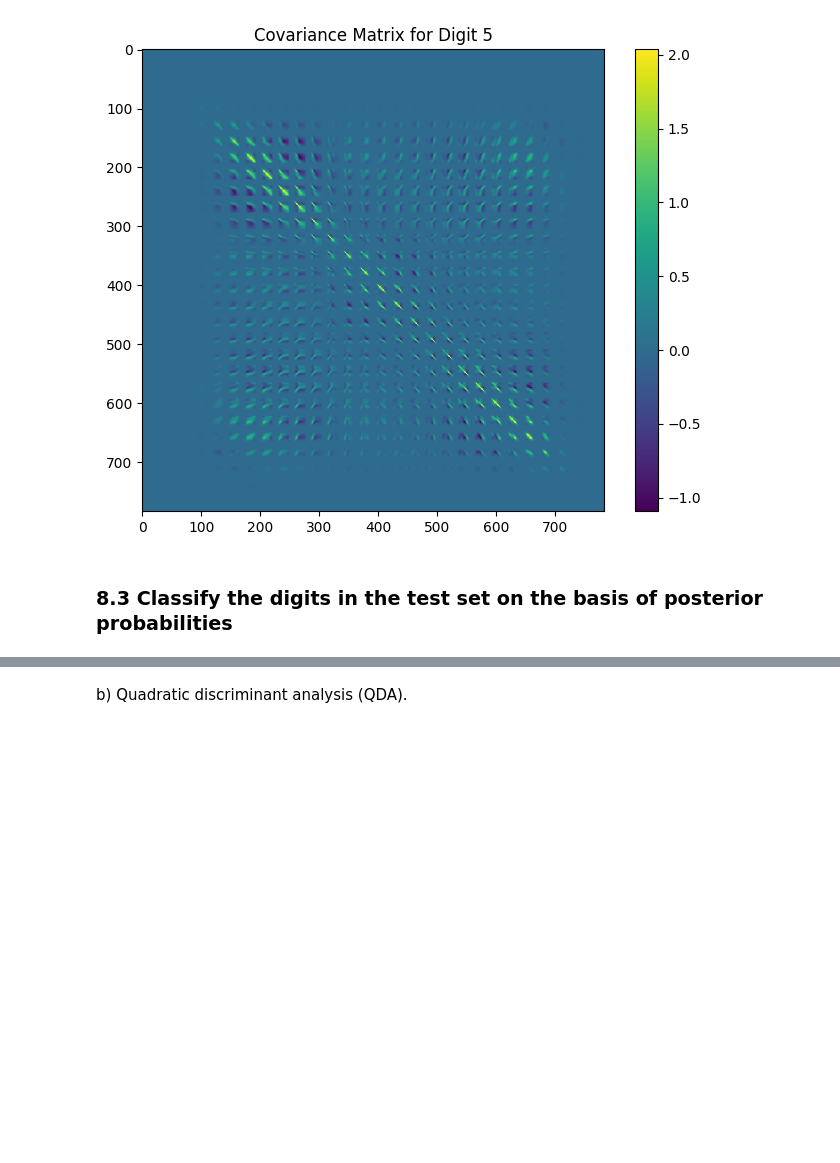
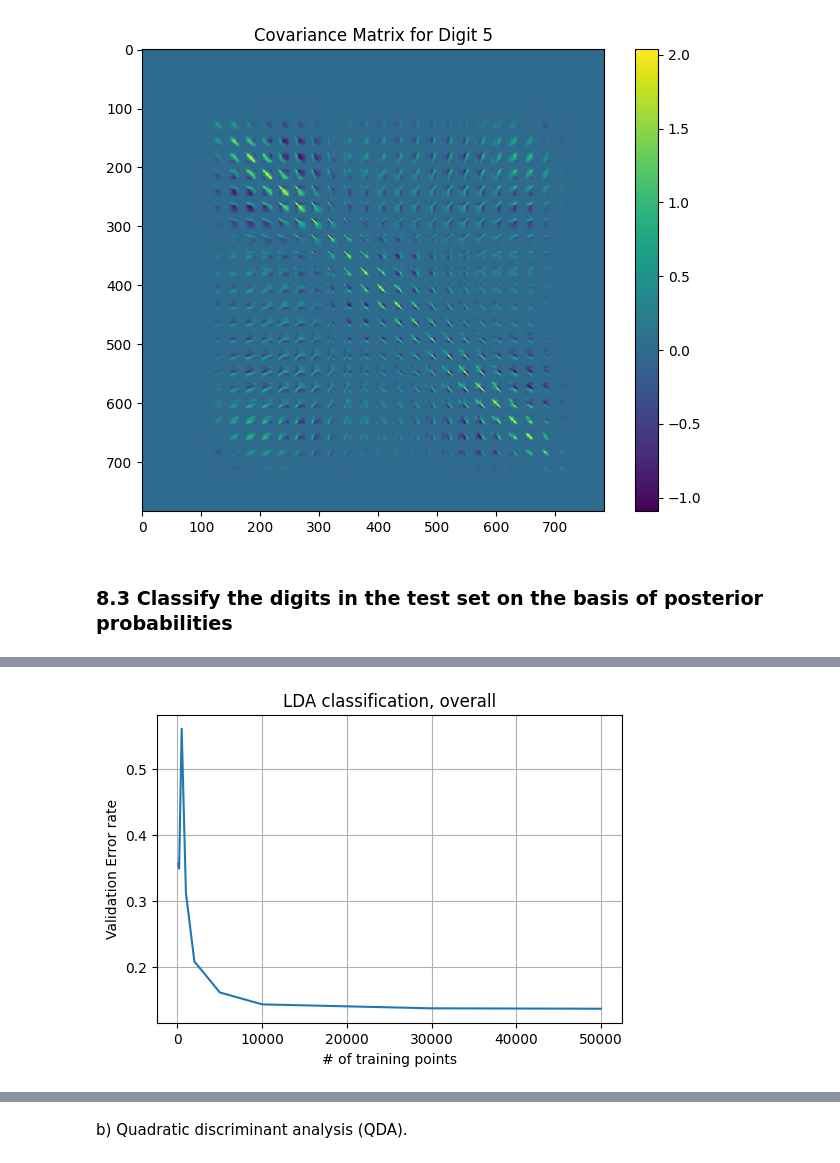
Before and after one commit to ianalin123/CS189hw3, a Jupyter notebook: scripts/Training.ipynb, the cells around one changed output, grey strips where cells are left out. Drawn from its saved outputs; the diff is of its cells as text; code cells hidden in the pictures; blank space fills up the shorter version.

```diff
--- a/scripts/Training.ipynb
+++ b/scripts/Training.ipynb
@@ -285,2 +301,78 @@ a) Linear discriminant analysis (LDA): Model P(Y|X=x)
-# %%
-avg_sigma = np.mean(sigma, axis=0)
+# %%
+### 8.3a
+np.random.seed(42)
+train_nums = [100, 200, 500, 1000, 2000, 5000, 10000, 30000, 50000]
+epsilon = 1e-4
+
+overall_errors = []
+
+##############################
+### 8.3d  Plot digit-wise error rates
+# Dictionary to store digit-wise accuracies for each training size
+digit_errors = {i: [] for i in range(10)}
+##############################
+
+for train_num in train_nums:
+    mnist_train_data, mnist_val_data, mnist_train_labels, mnist_val_labels = train_test_split(mnist_original_data, mnist_original_labels, train_size=train_num, test_size=10000, random_state=42)
+
+    mnist_train_data_flattened = mnist_train_data.reshape(mnist_train_data.shape[0], -1).astype(np.float32)
+    mnist_val_data_flattened = mnist_val_data.reshape(mnist_val_data.shape[0], -1).astype(np.float32)
+
+    ## Standardize pixel values by subtracting the mean and dividing by the standard deviation of all pixels across all training images
+    global_mean = np.mean(mnist_train_data_flattened)
+    global_std = np.std(mnist_train_data_flattened)
+    mnist_train_stdized = ((mnist_train_data_flattened - global_mean) / global_std)
+    mnist_val_stdized = ((mnist_val_data_flattened - global_mean) / global_std)
+
+
+    digits = {}
+    mu = []
+    sigma = []
+    priors = []
+
+    for i in range(10):
+        digit_indices = np.where(mnist_train_labels == i)[0]
+        digits[i] = mnist_train_stdized[digit_indices]
+        mu.append(np.mean(digits[i], axis=0))
+        sigma.append(np.cov(digits[i], rowvar=False))
+        priors.append(digits[i].shape[0] / mnist_train_data.shape[0])
+
+    avg_sigma = np.zeros_like(sigma[0]) + epsilon*np.eye(sigma[0].shape[0]) # Add epsilon to avoid singularity (my strategy mentioned in 5.2)
+    for i in range(10):
+        avg_sigma += priors[i] * sigma[i]
+
+    pdfs = [scipy.stats.multivariate_normal.logpdf(x=mnist_val_stdized, mean=dig_mu, cov=avg_sigma) for dig_mu in mu]
+
+    posteriors = [pdf + np.log(prior) for pdf, prior in zip(pdfs, priors)]
+    predictions = np.argmax(posteriors, axis=0)
+
+    for digit in range(10):
+        digit_accuracy = np.mean(predictions[mnist_val_labels == digit] == mnist_val_labels[mnist_val_labels == digit])
+        digit_errors[digit].append(1 - digit_accuracy)
+
+    error_rate = 1 - np.mean(predictions == mnist_val_labels)
+    overall_errors.append(error_rate)
+
+plt.figure(figsize=(6, 4))
+plt.plot(train_nums, overall_errors)
+plt.xlabel('# of training points')
+plt.ylabel('Validation Error rate')
+plt.title('LDA classification, overall')
+plt.grid(True)
+plt.show()
+
+##############################
+### 8.3d (cont.) Plot digit-wise error rates
+plt.figure(figsize=(6, 4))
+
+for digit in range(10):
+    plt.plot(train_nums, digit_errors[digit], label=f'Digit {digit}')
+
+plt.xlabel('# of training points')
+plt.ylabel('Validation Error rate')
+plt.title('LDA classification, digitwise')
+plt.legend()
+plt.grid(True)
+plt.show()
+# %% [output]
+[figure, added]
```
Also changed, not shown: parts of 10 cells of this notebook, 5 other files.
